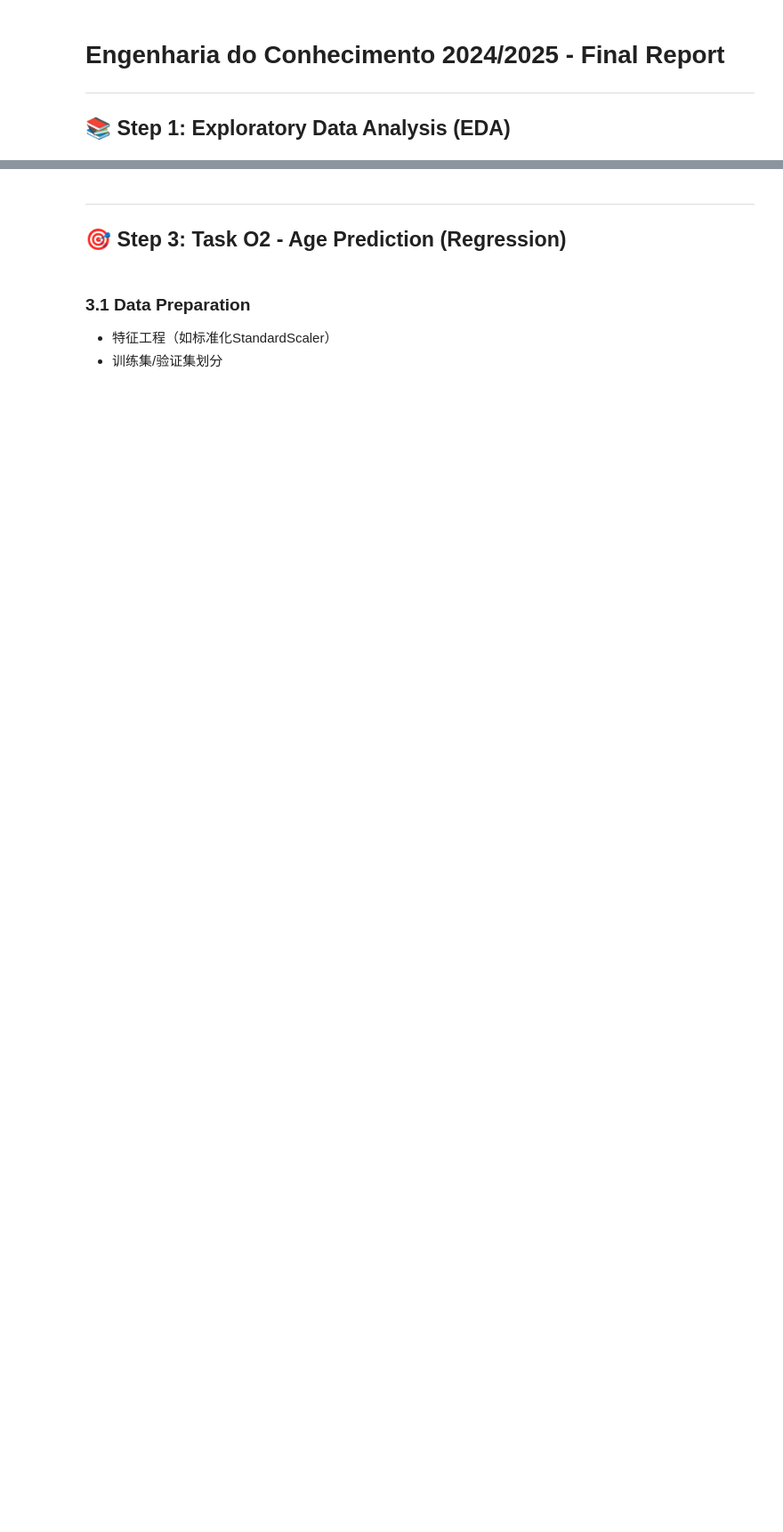
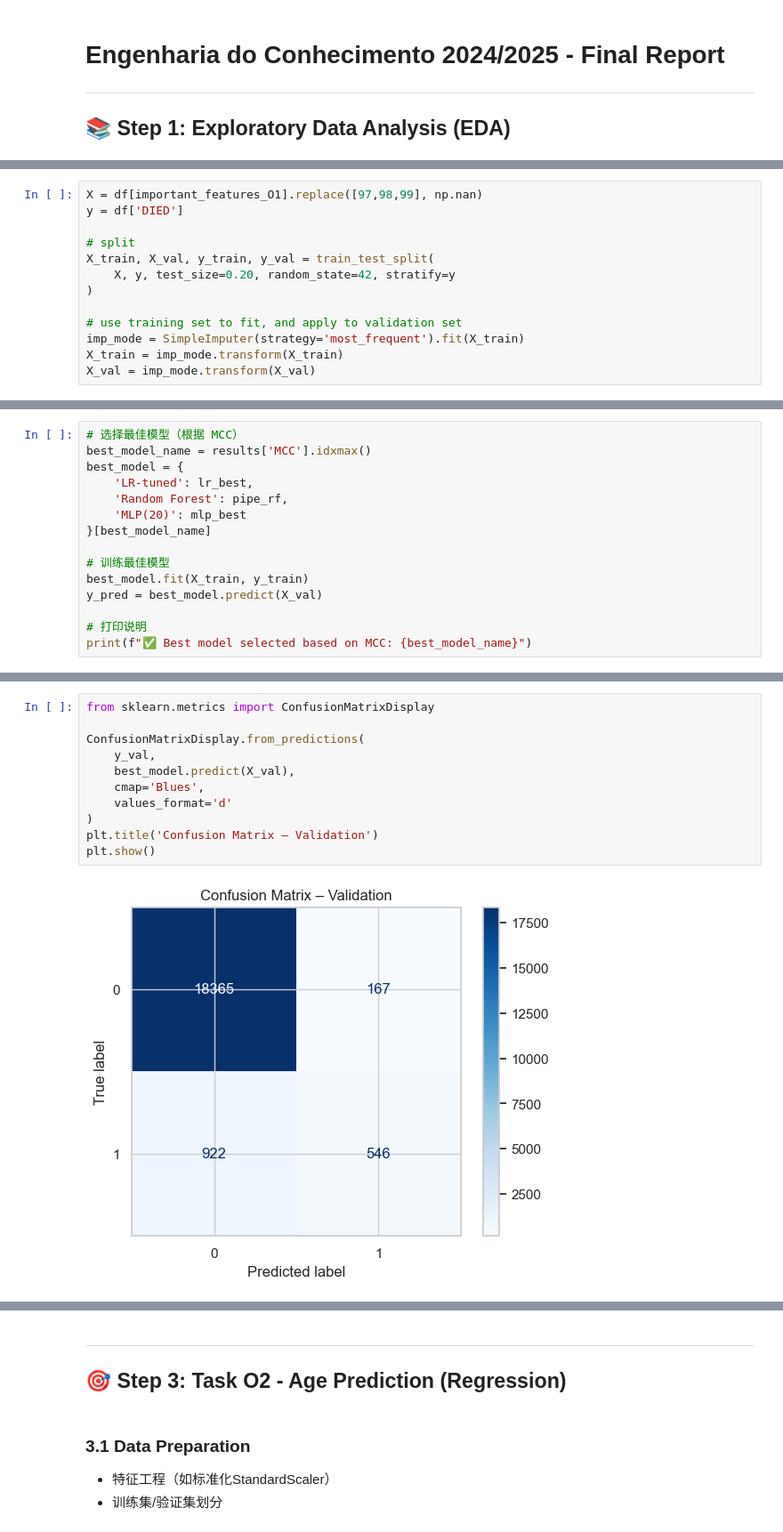
Before and after one commit to lixuanan2/EC-covid19-project, a Jupyter notebook: notebooks/main_version.ipynb, the cells around one changed output, grey strips where cells are left out. Shown at 89% size. Drawn from its saved outputs; the diff is of its cells as text; blank space fills up the shorter version.

```diff
--- a/notebooks/main_version.ipynb
+++ b/notebooks/main_version.ipynb
@@ -764,0 +434,13 @@ print("✅ Best Logistic Regression model saved as 'logistic_regression_best.pkl
+# %%
+X = df[important_features_O1].replace([97,98,99], np.nan)
+y = df['DIED']
+
+# split
+X_train, X_val, y_train, y_val = train_test_split(
+    X, y, test_size=0.20, random_state=42, stratify=y
+)
+
+# use training set to fit, and apply to validation set
+imp_mode = SimpleImputer(strategy='most_frequent').fit(X_train)
+X_train = imp_mode.transform(X_train)
+X_val = imp_mode.transform(X_val)
@@ -764,0 +564,15 @@ print("✅ Best Logistic Regression model saved as 'logistic_regression_best.pkl
+# %%
+# 选择最佳模型（根据 MCC）
+best_model_name = results['MCC'].idxmax()
+best_model = {
+    'LR-tuned': lr_best,
+    'Random Forest': pipe_rf,
+    'MLP(20)': mlp_best
+}[best_model_name]
+
+# 训练最佳模型
+best_model.fit(X_train, y_train)
+y_pred = best_model.predict(X_val)
+
+# 打印说明
+print(f"✅ Best model selected based on MCC: {best_model_name}")
@@ -764,0 +583,13 @@ print("✅ Best Logistic Regression model saved as 'logistic_regression_best.pkl
+# %%
+from sklearn.metrics import ConfusionMatrixDisplay
+
+ConfusionMatrixDisplay.from_predictions(
+    y_val,
+    best_model.predict(X_val),
+    cmap='Blues',
+    values_format='d'
+)
+plt.title('Confusion Matrix – Validation')
+plt.show()
+# %% [output]
+[figure, added]
```
Also changed, not shown: parts of 82 cells of this notebook, 8 other files.
